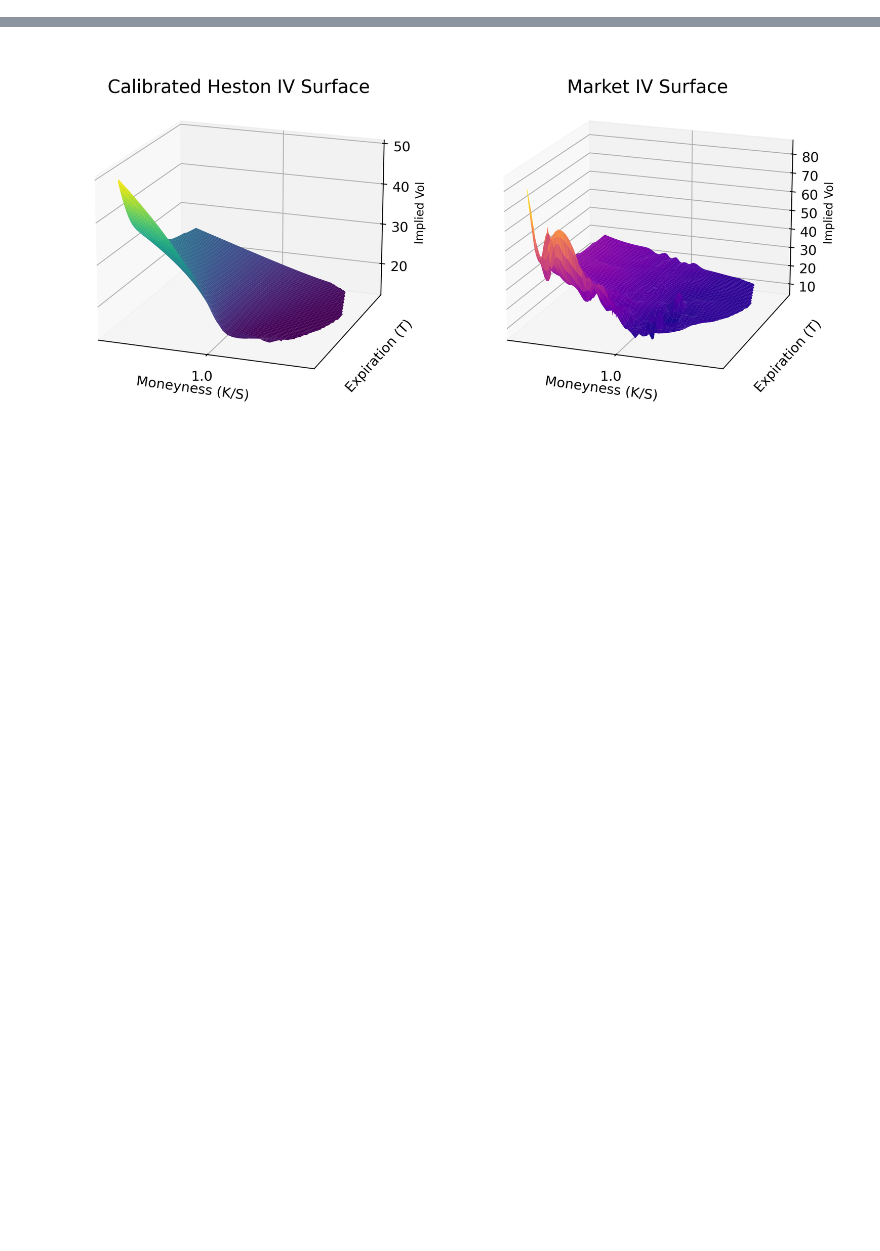
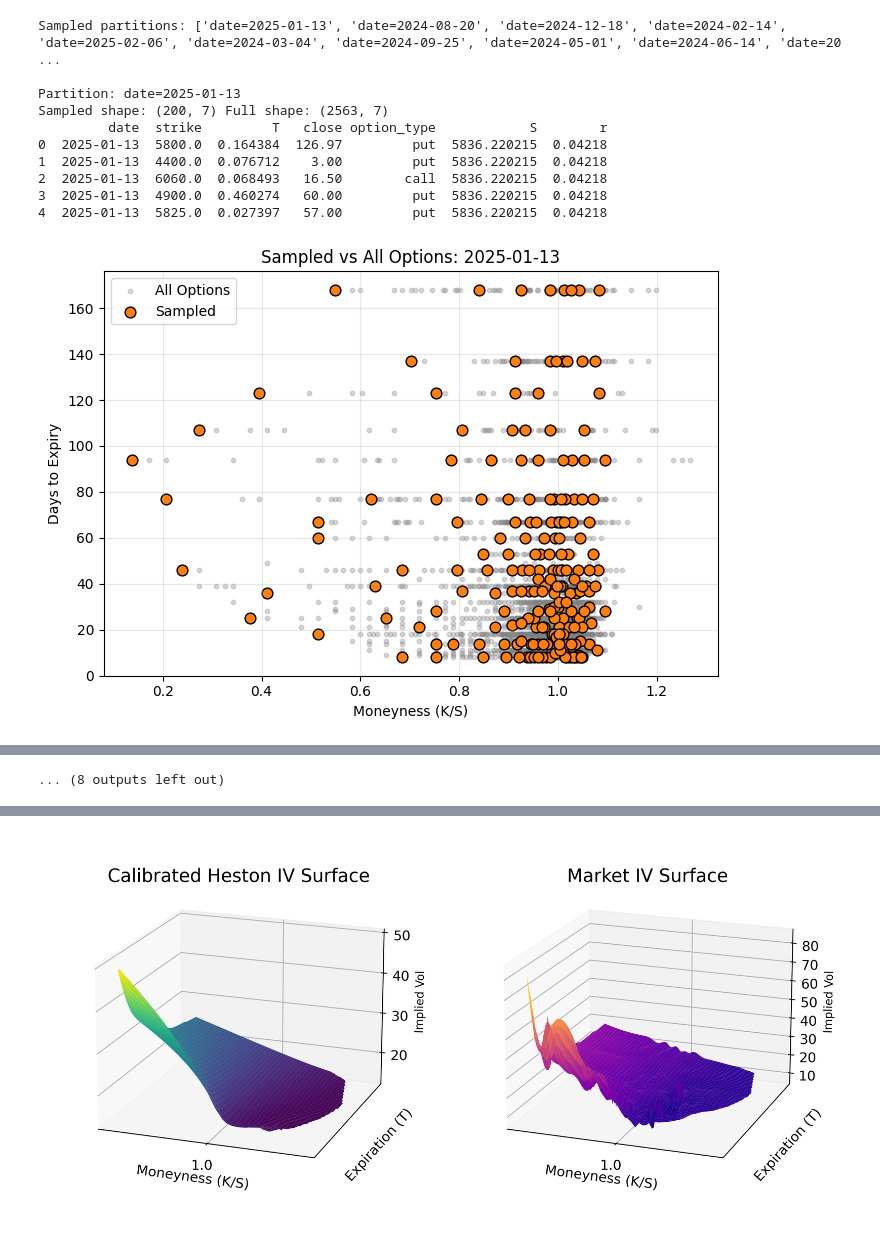
Before and after one commit to kevin-m-chang/Summer-Quant-2025, a Jupyter notebook: notebooks/implied volatility.ipynb, the cells around one changed output, grey strips where cells are left out. Drawn from its saved outputs; the diff is of its cells as text; code cells hidden in the pictures; blank space fills up the shorter version.

```diff
--- a/notebooks/implied volatility.ipynb
+++ b/notebooks/implied volatility.ipynb
@@ -450,0 +331,74 @@ Final RMSE (vol points)   : 4.7890
+# %%
+# Read sampled options data and visualize against full options universe
+
+import polars as pl
+import os
+import random
+import matplotlib.pyplot as plt
+
+SAMPLED_PARQUET_DIR = r"C:\Users\kevin\OneDrive\Desktop\Draco\data\spxw_sampled_hybrid_parquet"
+PRE_FILTERED_PARQUET_DIR = r"C:\Users\kevin\OneDrive\Desktop\Draco\data\spxw_pre_filtered_parquet"
+
+# Gather all available pre-filtered parquet files (look for '0.parquet')
+pre_filtered_files = []
+for root, dirs, files in os.walk(PRE_FILTERED_PARQUET_DIR):
+    for file in files:
+        if file == '0.parquet':
+            pre_filtered_files.append(os.path.join(root, file))
+
+if not pre_filtered_files:
+    raise FileNotFoundError(f"No '0.parquet' files found in {PRE_FILTERED_PARQUET_DIR}")
+
+# Load all pre-filtered data (full options universe)
+df_all = pl.concat([pl.read_parquet(f) for f in pre_filtered_files]).to_pandas()
+
+# List all date partitions
+partitions = [d for d in os.listdir(SAMPLED_PARQUET_DIR) if os.path.isdir(os.path.join(SAMPLED_PARQUET_DIR, d))]
+partitions.sort()
+sampled_partitions = random.sample(partitions, min(10, len(partitions)))
+
+print("Sampled partitions:", sampled_partitions)
+
+for part in sampled_partitions:
+    # Extract date from partition name (assumes format date=YYYY-MM-DD)
+    date_str = part.split('=')[1] if '=' in part else part
+    part_dir = os.path.join(SAMPLED_PARQUET_DIR, part)
+    parquet_files = [os.path.join(part_dir, f) for f in os.listdir(part_dir) if f == '0.parquet']
+    if not parquet_files:
+        print(f"No '0.parquet' file found in {part_dir}")
+        continue
+    df_sampled = pl.read_parquet(parquet_files).to_pandas()
+    df_full = df_all[df_all['date'].astype(str) == date_str]
+    print(f"\nPartition: {part}")
+    print("Sampled shape:", df_sampled.shape, "Full shape:", df_full.shape)
+    print(df_sampled.head(5))
+    # Visualization: overlay sampled and full data
+    if all(col in df_sampled.columns for col in ['strike', 'S', 'T']) and all(col in df_full.columns for col in ['strike', 'S', 'T']):
+        moneyness_full = df_full['strike'] / df_full['S']
+        expiry_full = df_full['T'] * 365
+        moneyness_sampled = df_sampled['strike'] / df_sampled['S']
+        expiry_sampled = df_sampled['T'] * 365
+        plt.figure(figsize=(7, 5))
+        plt.scatter(moneyness_full, expiry_full, s=10, c='gray', alpha=0.3, label='All Options')
+        plt.scatter(moneyness_sampled, expiry_sampled, s=60, c='tab:orange', edgecolor='black', marker='o', label='Sampled')
+        plt.xlabel('Moneyness (K/S)')
+        plt.ylabel('Days to Expiry')
+        plt.title(f"Sampled vs All Options: {date_str}")
+        plt.legend()
+        plt.grid(alpha=0.3)
+        plt.tight_layout()
+        plt.show()
+    else:
+        print("Required columns for visualization not found in this partition.")
+# %% [output]
+Sampled partitions: ['date=2025-01-13', 'date=2024-08-20', 'date=2024-12-18', 'date=2024-02-14', 'date=2025-02-06', 'date=2024-03-04', 'date=2024-09-25', 'date=2024-05-01', 'date=2024-06-14', 'date=20 ...
+
+Partition: date=2025-01-13
+Sampled shape: (200, 7) Full shape: (2563, 7)
+         date  strike         T   close option_type            S        r
+0  2025-01-13  5800.0  0.164384  126.97         put  5836.220215  0.04218
+1  2025-01-13  4400.0  0.076712    3.00         put  5836.220215  0.04218
+2  2025-01-13  6060.0  0.068493   16.50        call  5836.220215  0.04218
+3  2025-01-13  4900.0  0.460274   60.00         put  5836.220215  0.04218
+4  2025-01-13  5825.0  0.027397   57.00         put  5836.220215  0.04218
+[figure, added]
@@ -450,0 +450 @@ Final RMSE (vol points)   : 4.7890
+... (8 outputs left out)
```
Also changed, not shown: parts of 21 cells of this notebook, 1 other file.
